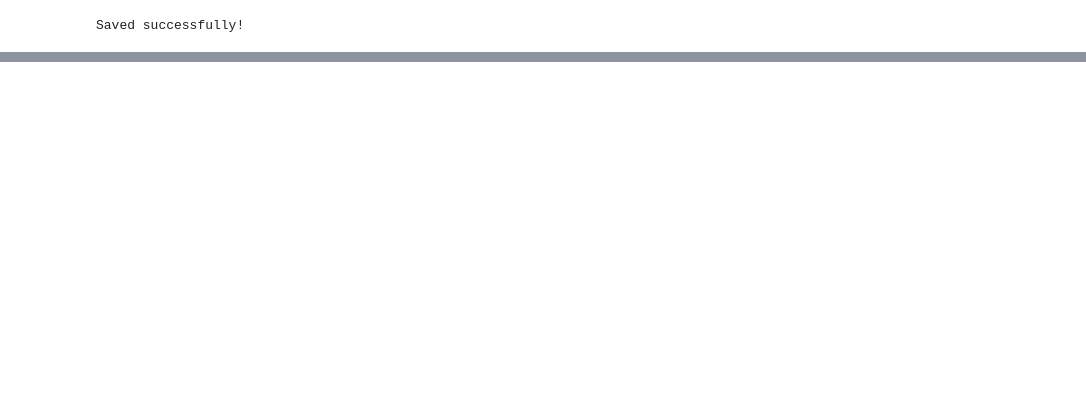
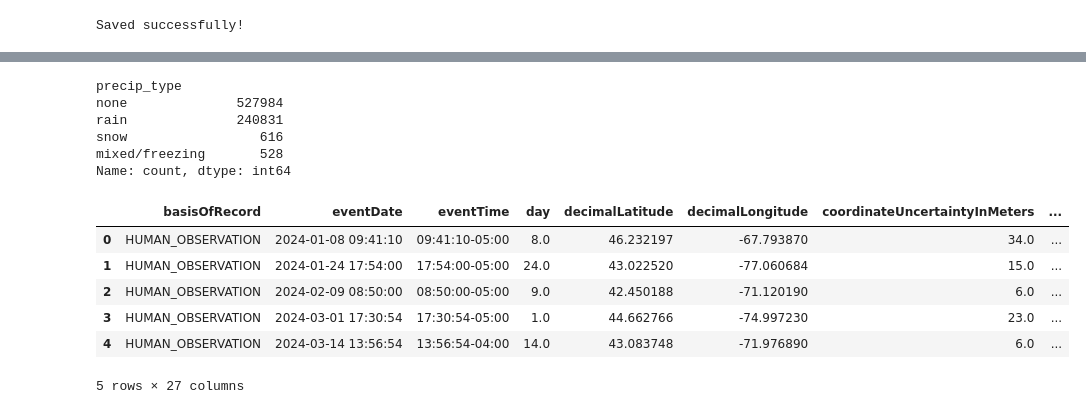
Before and after one commit to azavo/bugfinder, a Jupyter notebook: src/preprocessing.ipynb, the cells around one changed output, grey strips where cells are left out. Cells and saved outputs as stored; diff of their text form; code cells hidden in the pictures; blank space fills up the shorter version.

```diff
--- a/src/preprocessing.ipynb
+++ b/src/preprocessing.ipynb
@@ -257,0 +305,52 @@ Saved successfully!
+# %%
+points = xr.Dataset({
+    "latitude": ("points", df["decimalLatitude"].astype("float64").values),
+    "longitude": ("points", df["decimalLongitude"].astype("float64").values),
+    "valid_time": ("points", df["eventDate"].values)
+})
+
+sampled = era5_full.sel(latitude=points.latitude, longitude=points.longitude,
+                         valid_time=points.valid_time, method="nearest")
+
+df["hourly_temp_C"] = sampled["t2m"].values - 273.15
+df["dewpoint_C"] = sampled["d2m"].values - 273.15
+df["soil_temp_C"] = sampled["stl1"].values - 273.15
+df["cloud_cover_pct"] = sampled["tcc"].values * 100
+df["snow_depth_m"] = sampled["sd"].values
+df["precip_m"] = sampled["tp"].values
+df["precip_m"] = sampled["tp"].values
+
+def relative_humidity(t2m_c, d2m_c):
+    e = 6.112 * np.exp((17.67 * d2m_c) / (d2m_c + 243.5))
+    es = 6.112 * np.exp((17.67 * t2m_c) / (t2m_c + 243.5))
+    return 100 * (e / es)
+
+df["hourly_humidity_percent"] = relative_humidity(df["hourly_temp_C"], df["dewpoint_C"])
+# %%
+def precip_phase(row):
+    if row["precip_m"] <= 0:
+        return "none"
+    elif row["hourly_temp_C"] < 0:
+        return "snow"
+    elif 0 <= row["hourly_temp_C"] < 2:
+        return "mixed/freezing"  # the ambiguous near-freezing band
+    else:
+        return "rain"
+
+df["precip_type"] = df.apply(precip_phase, axis=1)
+print(df["precip_type"].value_counts())
+df.head()
+# %% [output]
+precip_type
+none              527984
+rain              240831
+snow                 616
+mixed/freezing       528
+Name: count, dtype: int64
+|  | basisOfRecord | eventDate | eventTime | day | decimalLatitude | decimalLongitude | coordinateUncertaintyInMeters | ... |
+| 0 | HUMAN_OBSERVATION | 2024-01-08 09:41:10 | 09:41:10-05:00 | 8.0 | 46.232197 | -67.793870 | 34.0 | ... |
+| 1 | HUMAN_OBSERVATION | 2024-01-24 17:54:00 | 17:54:00-05:00 | 24.0 | 43.022520 | -77.060684 | 15.0 | ... |
+| 2 | HUMAN_OBSERVATION | 2024-02-09 08:50:00 | 08:50:00-05:00 | 9.0 | 42.450188 | -71.120190 | 6.0 | ... |
+| 3 | HUMAN_OBSERVATION | 2024-03-01 17:30:54 | 17:30:54-05:00 | 1.0 | 44.662766 | -74.997230 | 23.0 | ... |
+| 4 | HUMAN_OBSERVATION | 2024-03-14 13:56:54 | 13:56:54-04:00 | 14.0 | 43.083748 | -71.976890 | 6.0 | ... |
+5 rows × 27 columns
```
Also changed, not shown: parts of 7 cells of this notebook, 1 other file.
